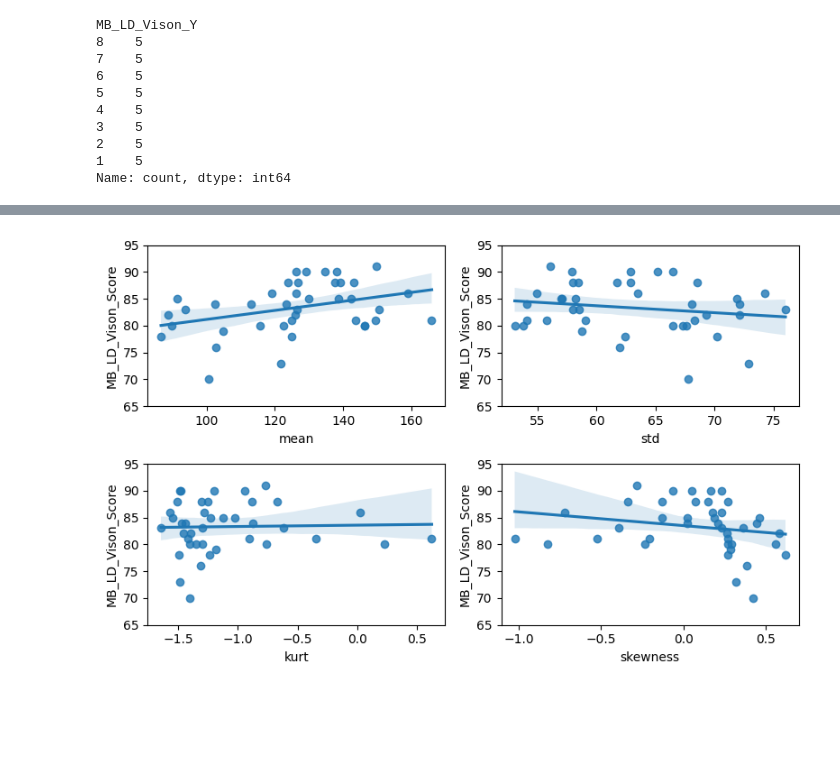
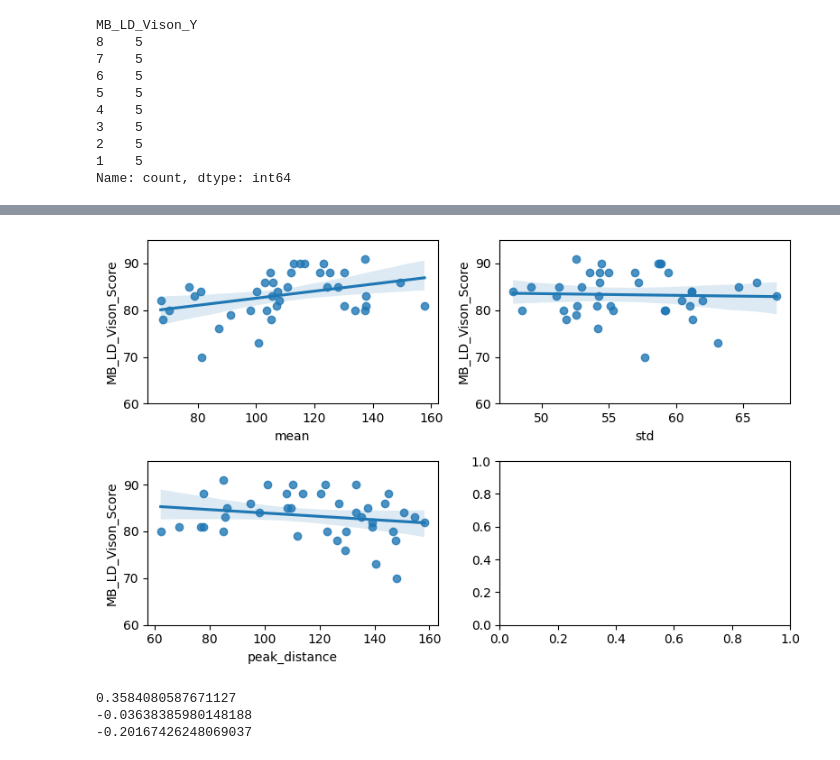
Before and after one commit to yuyaniiuzma/mb-image_analysis, a Jupyter notebook: mb_anlysis.ipynb, the cells around one changed output, grey strips where cells are left out. Saved outputs shown, nothing was run; the diff lists cells and outputs as text; code cells hidden in the pictures; blank space fills up the shorter version.

```diff
--- a/mb_anlysis.ipynb
+++ b/mb_anlysis.ipynb
@@ -145,18 +145,29 @@ df_rev2
 # %%
 import seaborn as sns
 import matplotlib.pyplot as plt
+import numpy as np
 fig,axes = plt.subplots(2,2,figsize=(8,5),tight_layout=True)
 # plt.figure(figsize=(8,6))
 sns.regplot(data=df_rev2, x= 'mean', y='MB_LD_Vison_Score', ax=axes[0,0])
 sns.regplot(data=df_rev2, x= 'std', y='MB_LD_Vison_Score', ax=axes[0,1])
-sns.regplot(data=df_rev2, x= 'kurt', y='MB_LD_Vison_Score', ax=axes[1,0])
-sns.regplot(data=df_rev2, x= 'skewness', y='MB_LD_Vison_Score', ax=axes[1,1])
+# sns.regplot(data=df_rev2, x= 'kurt', y='MB_LD_Vison_Score', ax=axes[1,0])
+# sns.regplot(data=df_rev2, x= 'skewness', y='MB_LD_Vison_Score', ax=axes[1,1])
+sns.regplot(data=df_rev2, x= 'peak_distance', y='MB_LD_Vison_Score', ax=axes[1,0])
 
-axes[0,0].set_ylim(65,95)
-axes[0,1].set_ylim(65,95)
-axes[1,0].set_ylim(65,95)
-axes[1,1].set_ylim(65,95)
+axes[0,0].set_ylim(60,95)
+axes[0,1].set_ylim(60,95)
+# axes[1,0].set_ylim(65,95)
+# axes[1,1].set_ylim(65,95)
+axes[1,0].set_ylim(60,95)
 # plt.ylim(65,95)
 plt.show()
 # %% [output]
-[figure, old version]
+[figure, new version]
+# %%
+print(df_rev2['mean'].corr(df_rev2['MB_LD_Vison_Score']))
+print(df_rev2['std'].corr(df_rev2['MB_LD_Vison_Score']))
+print(df_rev2['peak_distance'].corr(df_rev2['MB_LD_Vison_Score']))
+# %% [output]
+0.3584080587671127
+-0.03638385980148188
+-0.20167426248069037
```
Also changed, not shown: parts of 1 cell of this notebook, 1 other file.
